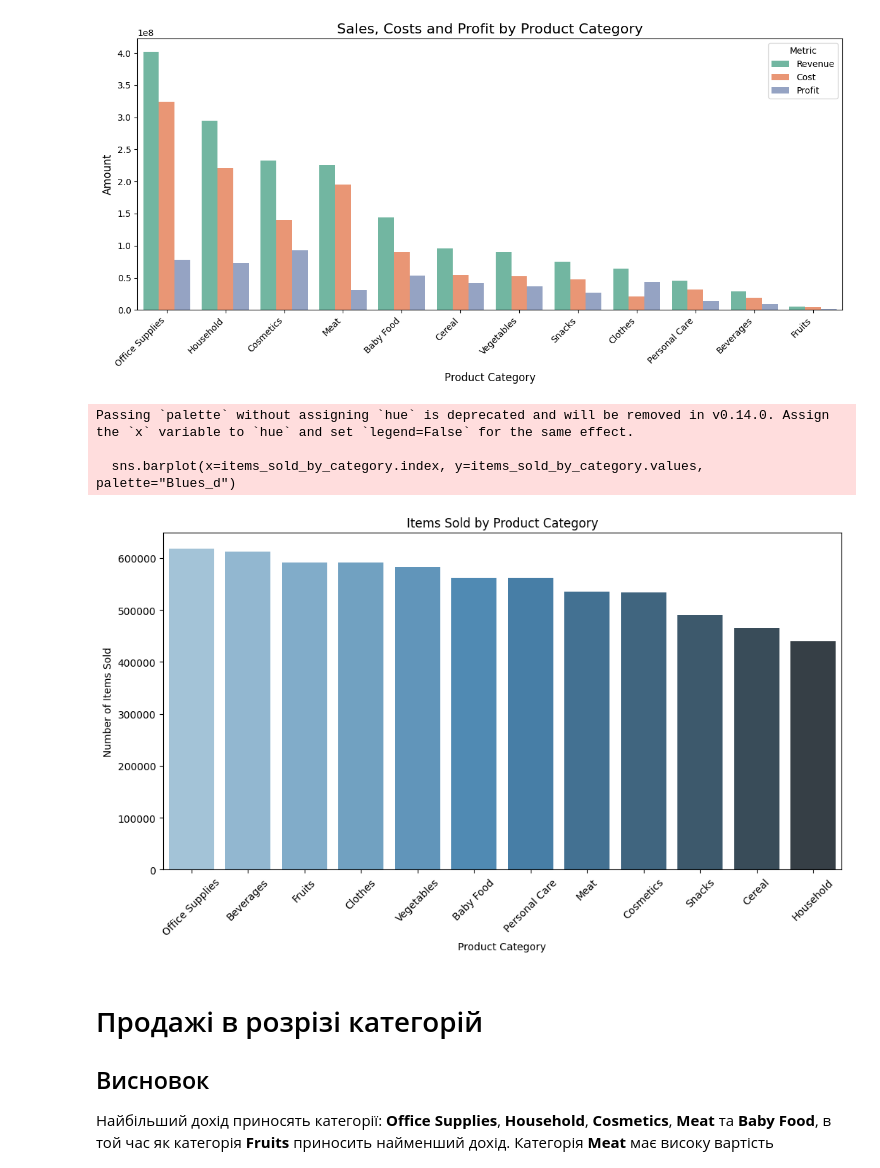
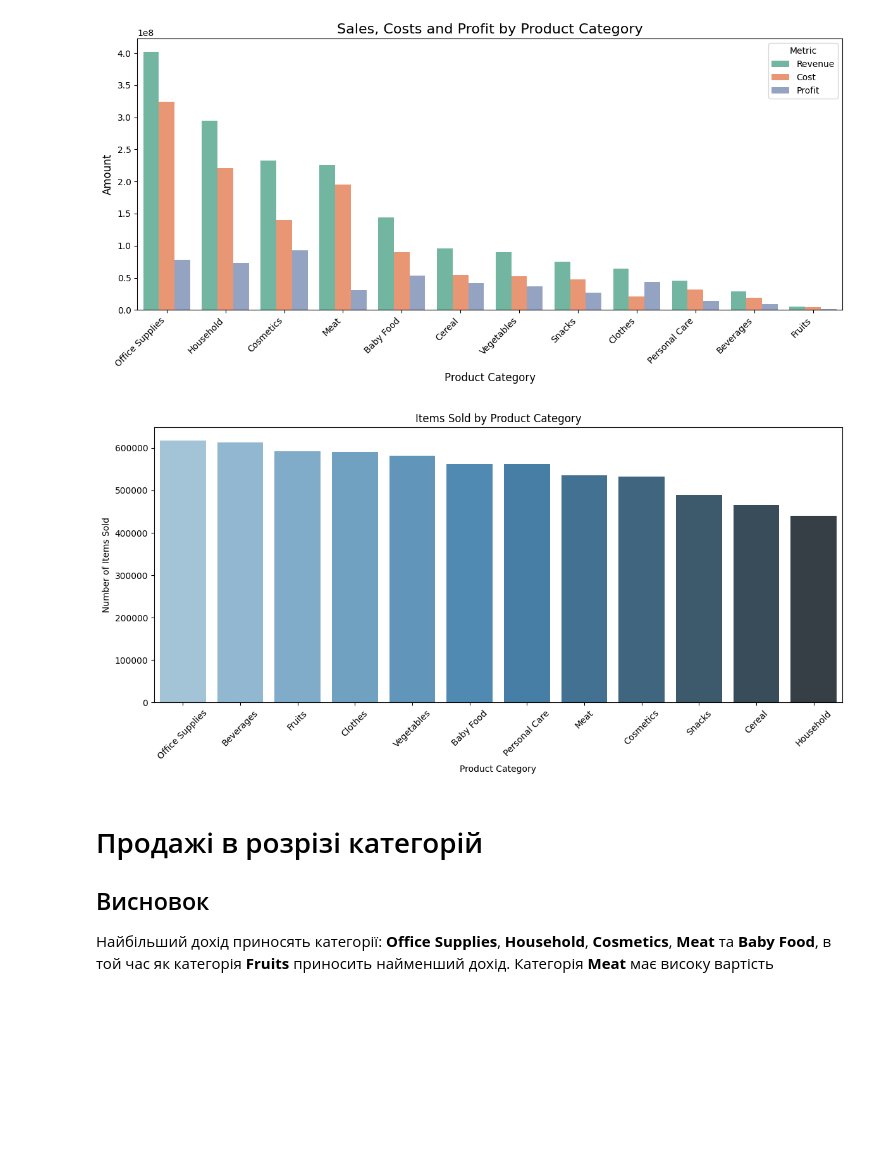
Before and after one commit to lklymchuk/Python-projects, a Jupyter notebook: Exploratory_data_analysis_for_online_store.ipynb, the cells around one changed output. Drawn from its saved outputs; the diff is of its cells as text; code cells hidden in the pictures; blank space fills up the shorter version.

```diff
--- a/Exploratory_data_analysis_for_online_store.ipynb
+++ b/Exploratory_data_analysis_for_online_store.ipynb
@@ -126,11 +126,13 @@ region        0.401606
 sub-region    0.401606
 dtype: float64
 # %%
-# Fill missed values
-df_events["Country Code"].fillna("Unknown", inplace=True)
+# Fill missing values in "Country Code" with "Unknown"
+df_events["Country Code"] = df_events["Country Code"].fillna("Unknown")
 
+# Fill missing values in "Units Sold" with rounded mean
 mean_units_sold = df_events["Units Sold"].mean()
-df_events["Units Sold"].fillna(round(mean_units_sold), inplace=True)
+df_events["Units Sold"] = df_events["Units Sold"].fillna(round(mean_units_sold))
 
+# Fix missing metadata for Antarctica in df_countries
 df_countries.loc[df_countries["alpha-3"] == "ATA", ["name", "alpha-2", "region", "sub-region"]] = \
     ["Antarctica", "AQ", "Antarctica", "Antarctica"]
@@ -447,18 +435,25 @@ plt.show()
 # %%
 # Items sold by product category
 items_sold_by_category = final_merged_df.groupby("Item Type")["Units Sold"].sum().sort_values(ascending=False)
+
 plt.figure(figsize=(12, 6))
-sns.barplot(x=items_sold_by_category.index, y=items_sold_by_category.values, palette="Blues_d")
+
+sns.barplot(
+    x=items_sold_by_category.index,
+    y=items_sold_by_category.values,
+    hue=items_sold_by_category.index,  # explicitly set hue to match x
+    palette="Blues_d",
+    legend=False  # hide redundant legend
+)
+
 plt.title("Items Sold by Product Category")
 plt.xlabel("Product Category")
 plt.ylabel("Number of Items Sold")
 plt.xticks(rotation=45)
+plt.tight_layout()
 plt.show()
 # %% [output]
-Passing `palette` without assigning `hue` is deprecated and will be removed in v0.14.0. Assign the `x` variable to `hue` and set `legend=False` for the same effect.
-
-  sns.barplot(x=items_sold_by_category.index, y=items_sold_by_category.values, palette="Blues_d")
-[figure, old version]
+[figure, new version]
 # %% [markdown]
 # Продажі в розрізі категорій
 ## Висновок
```
Also changed, not shown: parts of 11 cells of this notebook.
